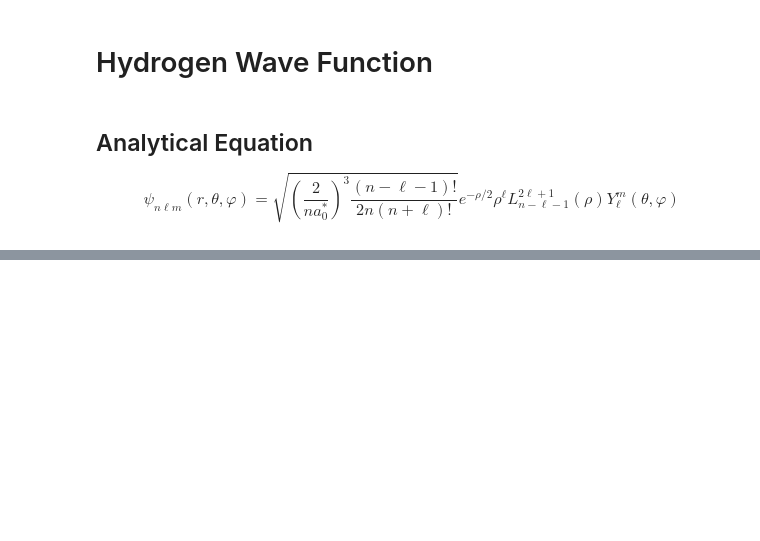
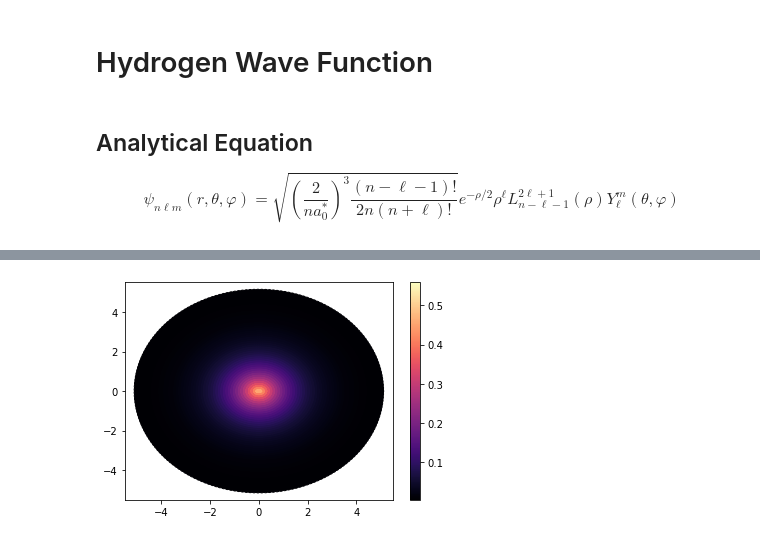
Before and after one commit to susyexists/EBT617E, a Jupyter notebook: hydrogen-wave-function.ipynb, the cells around one changed output, grey strips where cells are left out. Drawn from its saved outputs; the diff is of its cells as text; code cells hidden in the pictures; blank space fills up the shorter version.

```diff
--- a/hydrogen-wave-function.ipynb
+++ b/hydrogen-wave-function.ipynb
@@ -51,7 +51,7 @@ results = Parallel(n_jobs=num_cores)(delayed(wavefunc)(i,n,l,m) for i in grid)
 # %%
 #Plot figure
 fig = plt.figure()
-plt.scatter(x, y,c=real(results),cmap="magma")
+plt.scatter(x, y,c=results,cmap="magma")
 plt.colorbar()
 plt.show()
 # %% [output]
@@ -59,0 +58 @@ plt.show()
+[figure, added]
```
Also changed, not shown: parts of 5 cells of this notebook.
